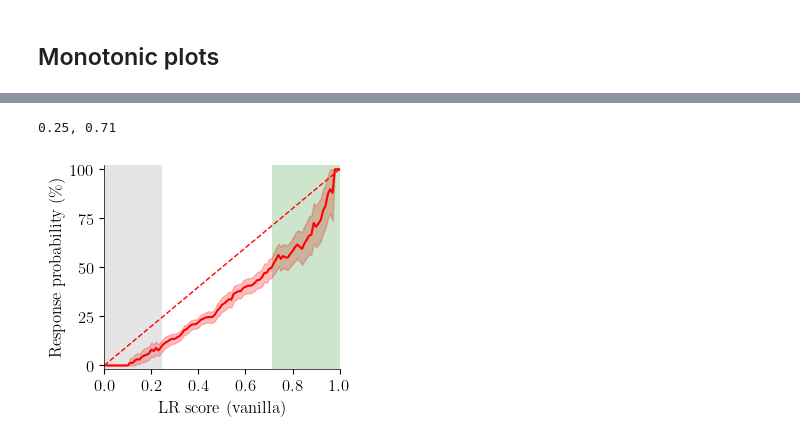
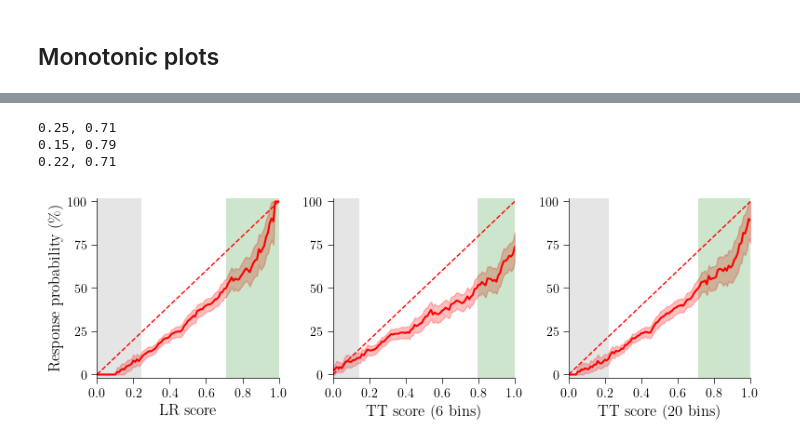
Before and after one commit to joserapa98/tns4loris, a Jupyter notebook: interpretability/interpretability.ipynb, the cells around one changed output, grey strips where cells are left out. Drawn from its saved outputs; the diff is of its cells as text; code cells hidden in the pictures.

```diff
--- a/interpretability/interpretability.ipynb
+++ b/interpretability/interpretability.ipynb
@@ -1548,11 +1948,45 @@ yt_train = torch.from_numpy(y_train)
+# %%
+def embedding(data):
+    return tk.embeddings.poly(data, degree=phys_dim - 1).float()
+
+def tt_model2(data):
+    result = mps2(embedding(data)).pow(2)
+    result = result / result.sum(dim=1, keepdim=True)
+    return result
 # %%
-_, x_gray, x_green = response_curve(lr_van_model, xt_train, yt_train,
-                                    xlabel='LR score (vanilla)')
+fig, ax = plt.subplots(1, 3, figsize=(8, 2.75))
+
+ax[0], x_gray, x_green = response_curve(lr_van_model,
+                                        xt_train,
+                                        yt_train,
+                                        'LR score',
+                                        ax[0])
 print(f'{x_gray:.2f}, {x_green:.2f}')
 
-plt.savefig(os.path.join(figures_dir, 'monotonic_lr_van.pdf'),
+ax[1], x_gray, x_green = response_curve(tt_model,
+                                        xt_train,
+                                        yt_train,
+                                        'TT score (6 bins)',
+                                        ax[1])
+print(f'{x_gray:.2f}, {x_green:.2f}')
+
+ax[2], x_gray, x_green = response_curve(tt_model2,
+                                        xt_train,
+                                        yt_train,
+                                        'TT score (20 bins)',
+                                        ax[2])
+print(f'{x_gray:.2f}, {x_green:.2f}')
+
+
+ax[0].set_ylabel('Response probability (\%)')
+
+
+plt.tight_layout()
+plt.savefig(os.path.join(figures_dir, 'monotonic.pdf'),
             bbox_inches='tight')
 plt.show()
 # %% [output]
 0.25, 0.71
+0.15, 0.79
+0.22, 0.71
-[figure, old version]
+[figure, new version]
```
Also changed, not shown: parts of 40 cells of this notebook, 13 other files.
